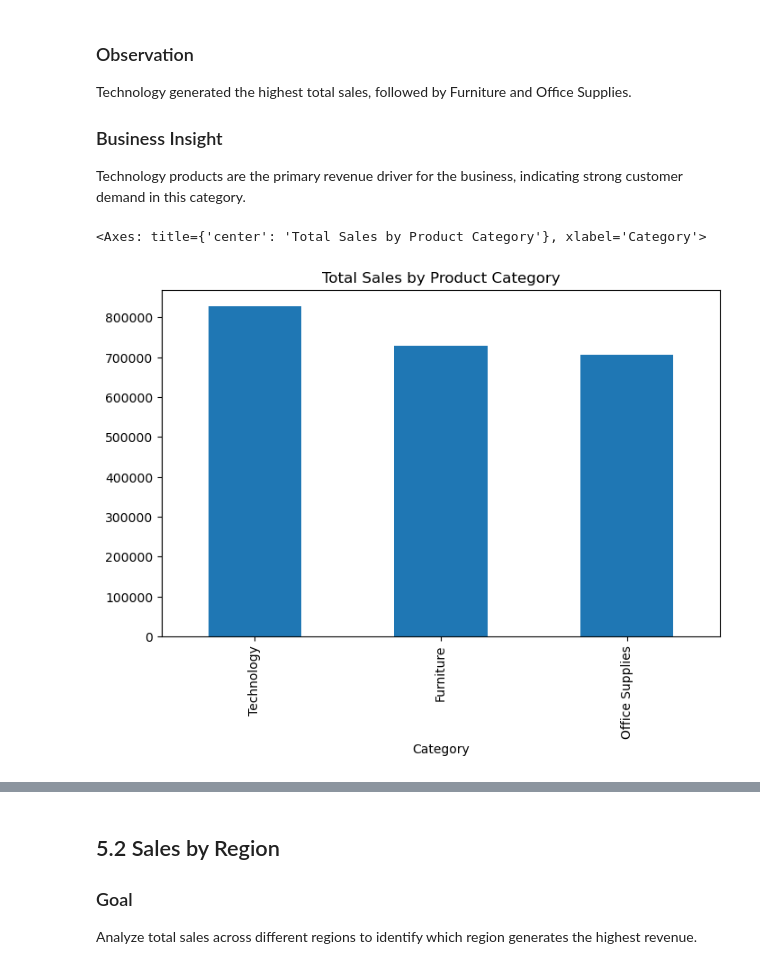
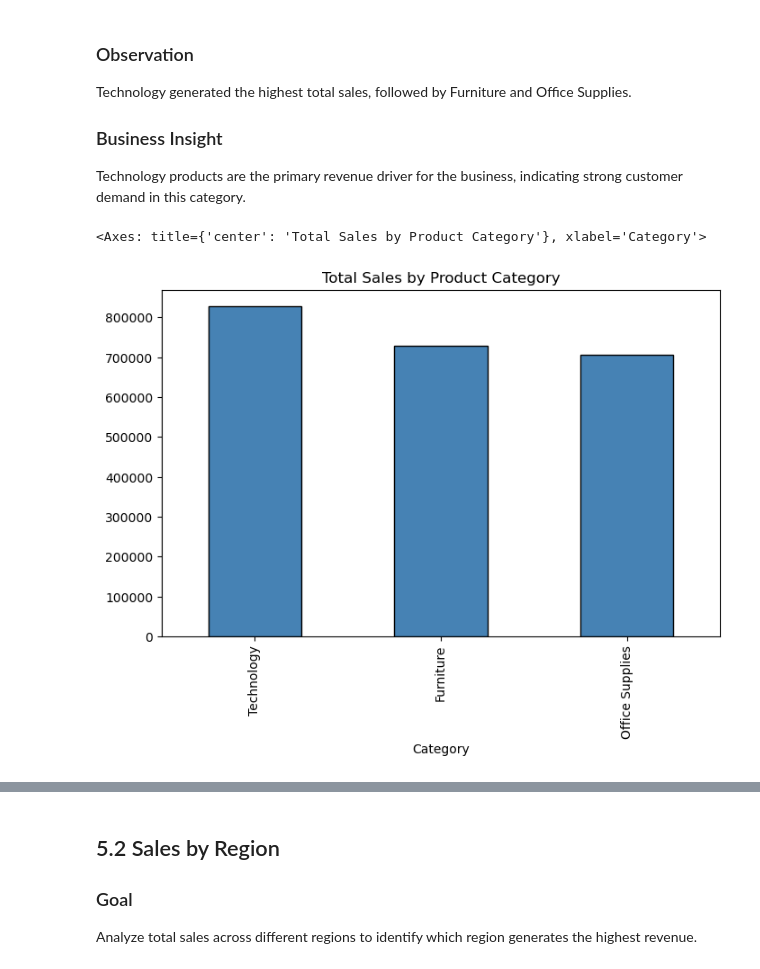
Before and after one commit to rominashamsi/Sales-Data-Analysis, a Jupyter notebook: Notebooks/sales_data_analysis.ipynb, the cells around one changed output, grey strips where cells are left out. Saved outputs shown, nothing was run; the diff lists cells and outputs as text; code cells hidden in the pictures.

```diff
--- a/Notebooks/analysis.ipynb
+++ b/Notebooks/sales_data_analysis.ipynb
@@ -352,9 +352,12 @@ Technology products are the primary revenue driver for the business, indicating
 # %%
 category_sales.plot(
     kind="bar",
+    color="steelblue",
+     edgecolor="black",
     figsize=(8, 5),
     title="Total Sales by Product Category"
+
 )
 # %% [output]
 <Axes: title={'center': 'Total Sales by Product Category'}, xlabel='Category'>
-[figure, old version]
+[figure, new version]
```
Also changed, not shown: parts of 3 cells of this notebook.
